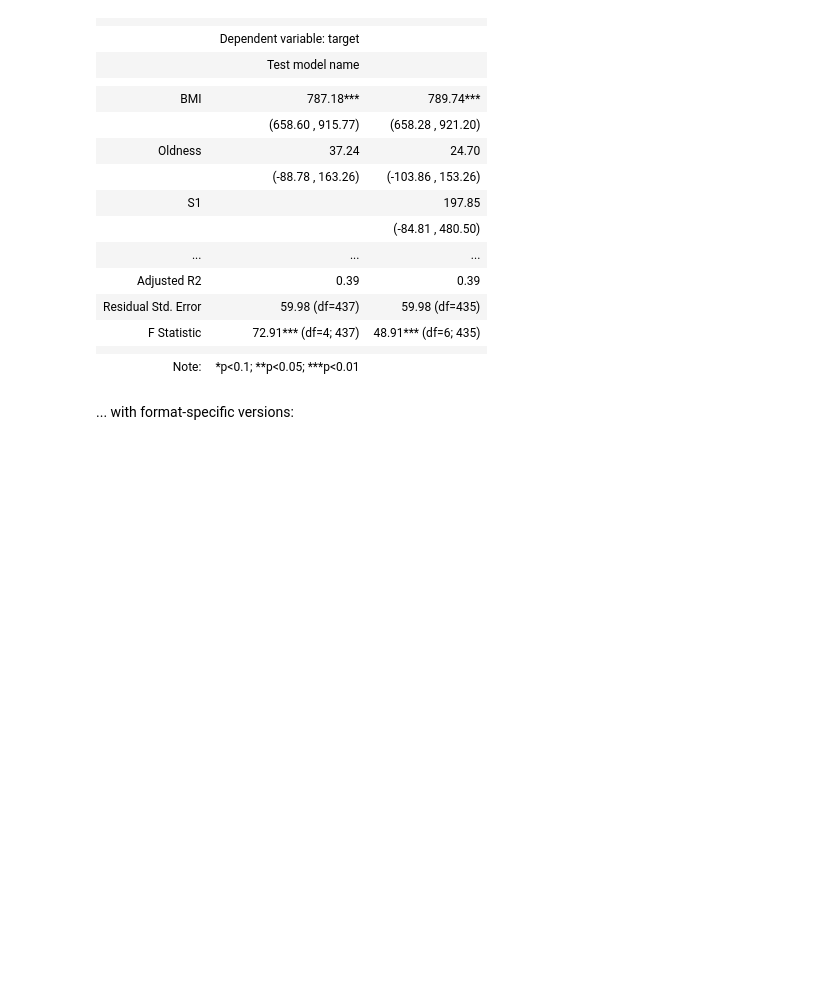
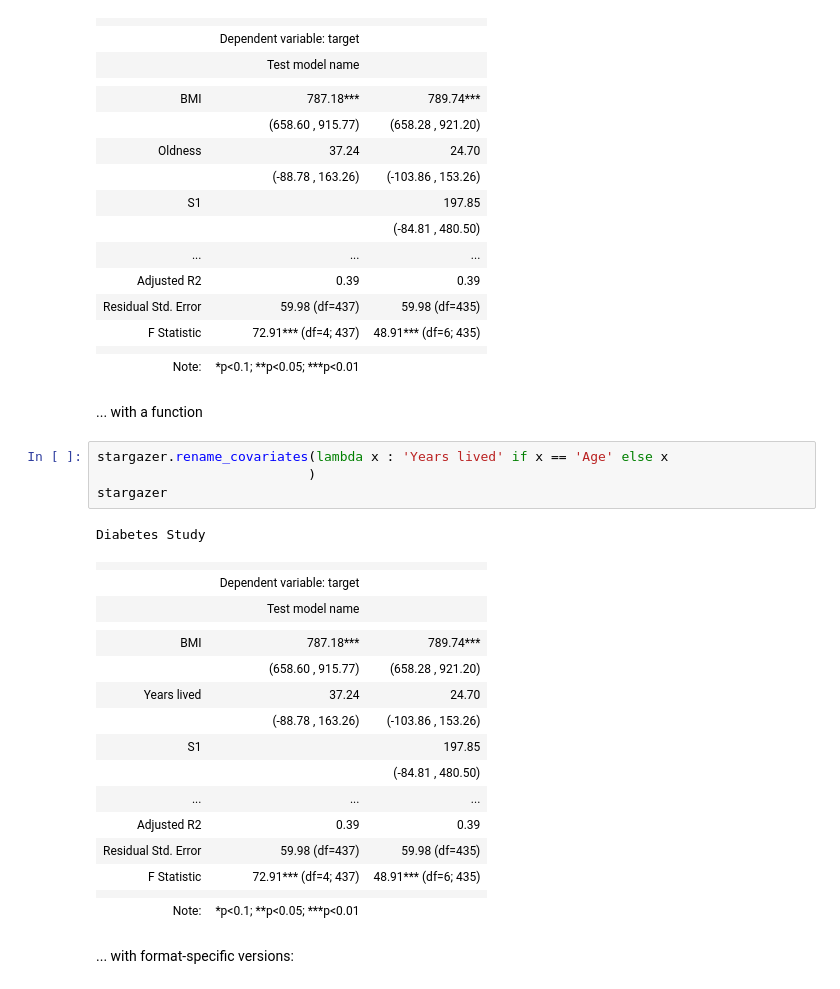
Before and after one commit to StatsReporting/stargazer, a Jupyter notebook: examples.ipynb, the cells around one changed output. Saved outputs shown, nothing was run; the diff lists cells and outputs as text; blank space fills up the shorter version.

Commit message:
Example with callable renamer

```diff
--- a/examples.ipynb
+++ b/examples.ipynb
@@ -243,6 +243,30 @@ Diabetes Study
 | F Statistic | 72.91*** (df=4; 437) | 48.91*** (df=6; 435) |
 |  |  |  |
 | Note: | *p<0.1; **p<0.05; ***p<0.01 |  |
+# %% [markdown]
+... with a function
+# %%
+stargazer.rename_covariates(lambda x : 'Years lived' if x == 'Age' else x
+                           )
+stargazer
+# %% [output]
+Diabetes Study
+|  |  |  |
+|  | Dependent variable: target |  |
+|  | Test model name |  |
+|  |  |  |
+| BMI | 787.18*** | 789.74*** |
+|  | (658.60 , 915.77) | (658.28 , 921.20) |
+| Years lived | 37.24 | 24.70 |
+|  | (-88.78 , 163.26) | (-103.86 , 153.26) |
+| S1 |  | 197.85 |
+|  |  | (-84.81 , 480.50) |
+| ... | ... | ... |
+| Adjusted R2 | 0.39 | 0.39 |
+| Residual Std. Error | 59.98 (df=437) | 59.98 (df=435) |
+| F Statistic | 72.91*** (df=4; 437) | 48.91*** (df=6; 435) |
+|  |  |  |
+| Note: | *p<0.1; **p<0.05; ***p<0.01 |  |
 # %% [markdown]
 ... with format-specific versions:
 # %%
```
